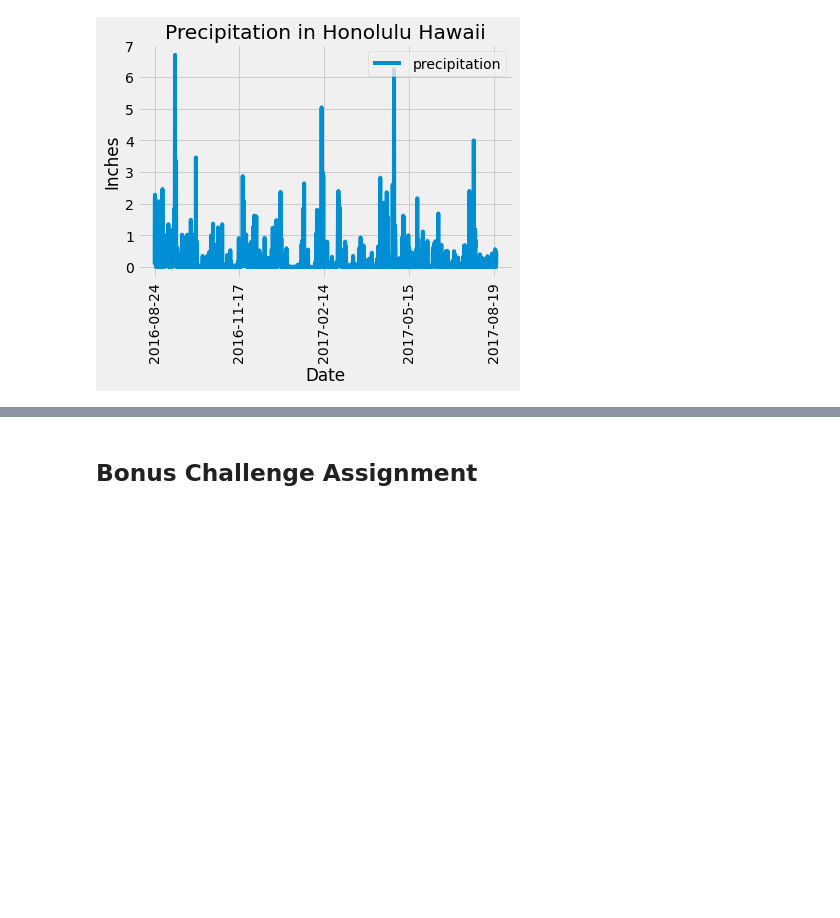
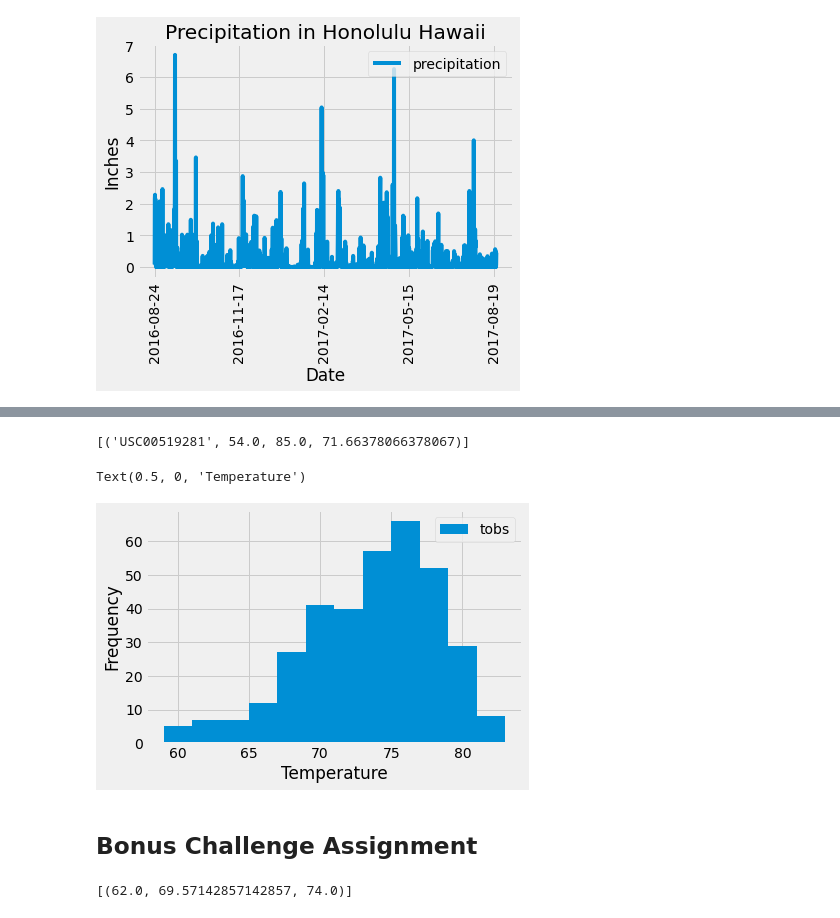
Before and after one commit to KKornegay/sqlalchemy-challenge, a Jupyter notebook: climate.ipynb, the cells around one changed output, grey strips where cells are left out. Cells and saved outputs as stored; diff of their text form; code cells hidden in the pictures; blank space fills up the shorter version.

```diff
--- a/climate.ipynb
+++ b/climate.ipynb
@@ -116,9 +143,30 @@ plt.show()
 # %%
 # Using the station id from the previous query, calculate the lowest temperature recorded,
 # highest temperature recorded, and average temperature of the most active station?
+session.query(measurement.station, \
+              func.min(measurement.tobs), \
+              func.max(measurement.tobs), \
+              func.avg(measurement.tobs)).\
+filter(measurement.station == 'USC00519281').all()
+# %% [output]
+[('USC00519281', 54.0, 85.0, 71.66378066378067)]
 # %%
 # Choose the station with the highest number of temperature observations.
 # Query the last 12 months of temperature observation data for this station and plot the results as a histogram
+
+sel = [measurement.date, measurement.tobs]
+tobs_results = session.query(*sel).\
+    filter(measurement.date <= date_end).\
+    filter(measurement.date >= date_start).\
+    filter(measurement.station == 'USC00519281').all()
+
+#Plot as histogram
+tobs_pd= pd.DataFrame(tobs_results)
+tobs_pd.plot.hist(bins=12)
+plt.xlabel("Temperature")
+# %% [output]
+Text(0.5, 0, 'Temperature')
+[figure, added]
 # %% [markdown]
 ## Bonus Challenge Assignment
 # %%
@@ -135,11 +183,13 @@ def calc_temps(start_date, end_date):
         TMIN, TAVE, and TMAX
     """
 
-    return session.query(func.min(Measurement.tobs), func.avg(Measurement.tobs), func.max(Measurement.tobs)).\
-        filter(Measurement.date >= start_date).filter(Measurement.date <= end_date).all()
+    return session.query(func.min(measurement.tobs), func.avg(measurement.tobs), func.max(measurement.tobs)).\
+        filter(measurement.date >= start_date).filter(measurement.date <= end_date).all()
 
 # function usage example
 print(calc_temps('2012-02-28', '2012-03-05'))
+# %% [output]
+[(62.0, 69.57142857142857, 74.0)]
 # %%
 # Use your previous function `calc_temps` to calculate the tmin, tavg, and tmax
 # for your trip using the previous year's data for those same dates.
```
Also changed, not shown: parts of 4 cells of this notebook, 1 other file.
